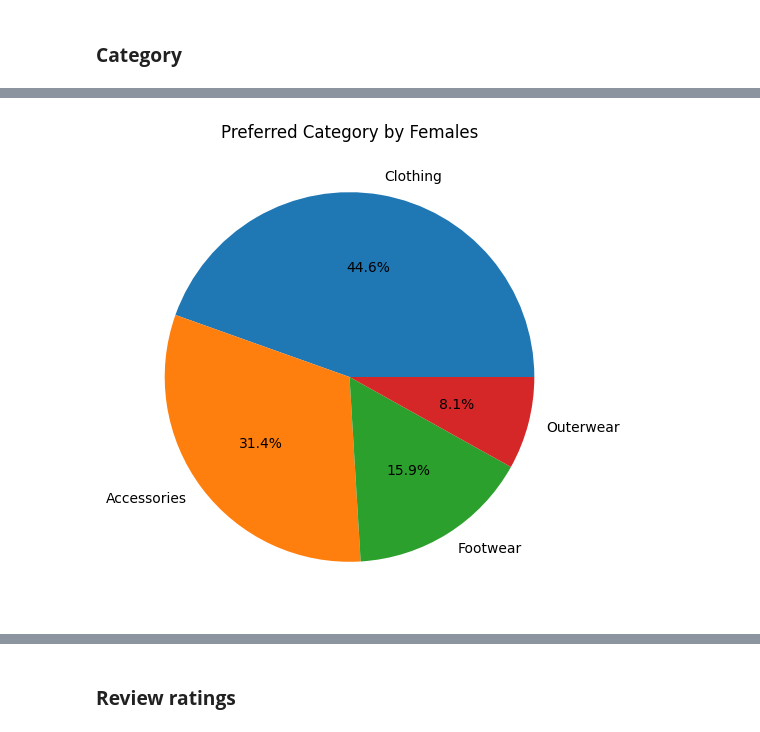
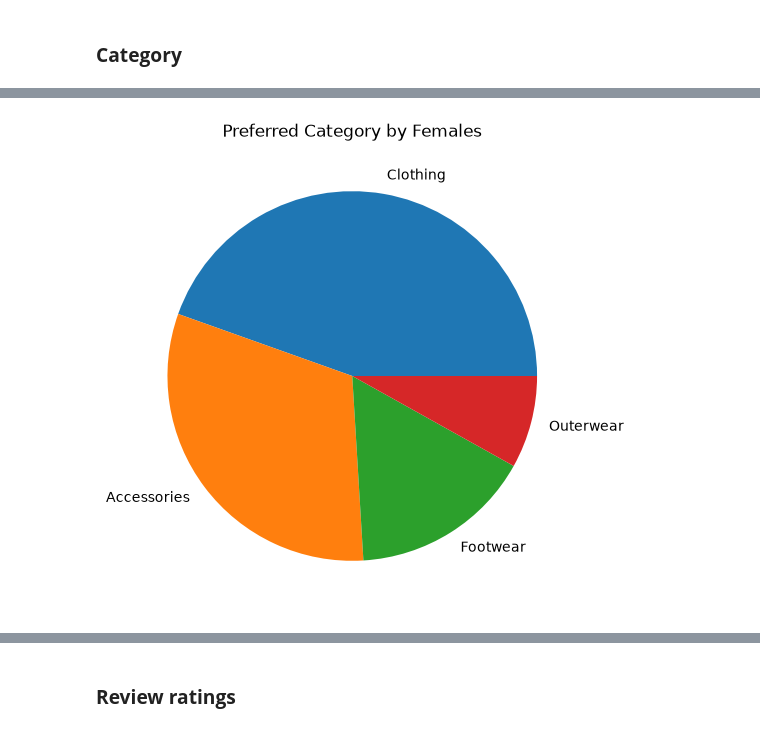
Before and after one commit to HuyBlaBlo/Data_analyst, a Jupyter notebook: Practice/w3/w3_2_24708481.ipynb, the cells around one changed output, grey strips where cells are left out. Cells and saved outputs as stored; diff of their text form; code cells hidden in the pictures.

```diff
--- a/Practice/w3/w3_2_24708481.ipynb
+++ b/Practice/w3/w3_2_24708481.ipynb
@@ -280,16 +340,25 @@ plt.show()
 
 
 # TODO: create waffle_data_f from female_df['Category'].value_counts()
+waffle_data_male= dict(male_df['Category'].value_counts())
+waffle_data_female = dict(female_df['Category'].value_counts())
 # %%
 # TODO: plot a pie chart of preferred Category for females with plt.pie()
 # plt.figure(figsize=(6, 6))
 # plt.pie(
 #    ?
 # )
 # plt.title("Preferred Category by Females")
 # plt.show()
+plt.figure(figsize=(6, 6))
+plt.pie(
+    waffle_data_female.values(),
+    labels=waffle_data_female.keys(),
+)
+plt.title("Preferred Category by Females")
+plt.show()
 # %% [output]
-[figure, old version]
+[figure, new version]
 # %%
 # TODO: plot a pie chart of preferred Category for males with plt.pie()
 # plt.figure(figsize=(6, 6))
```
Also changed, not shown: parts of 23 cells of this notebook.
